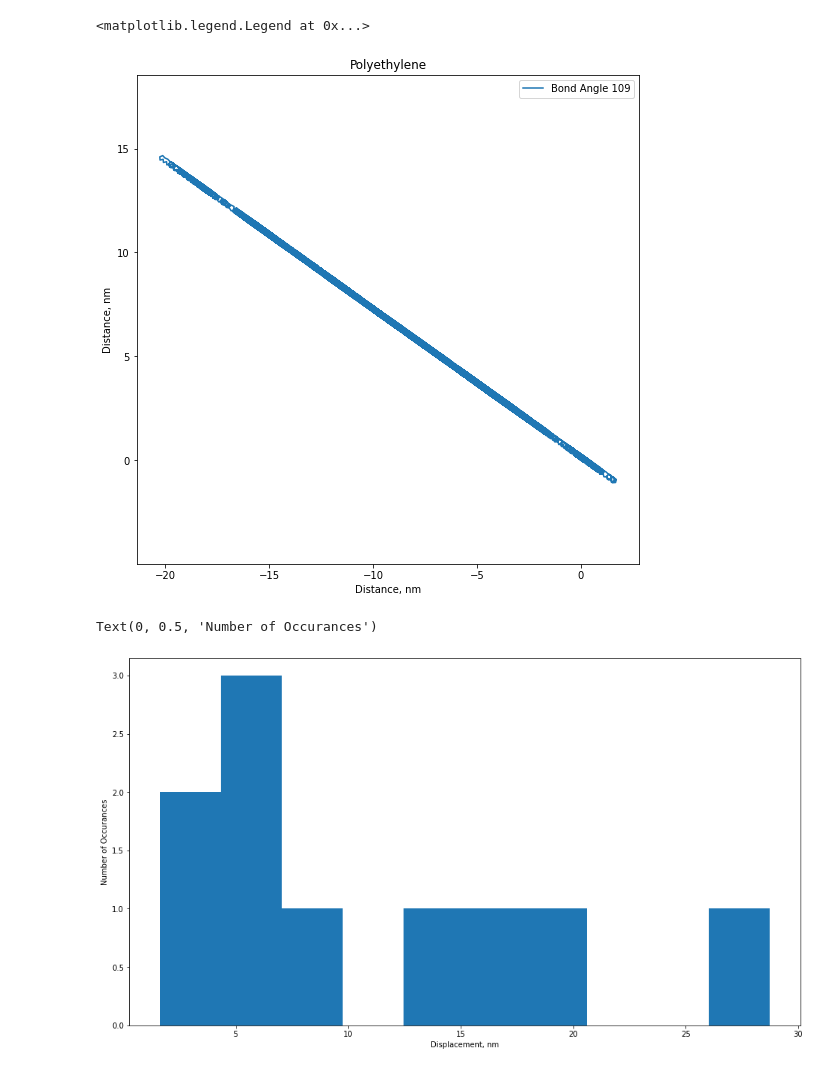
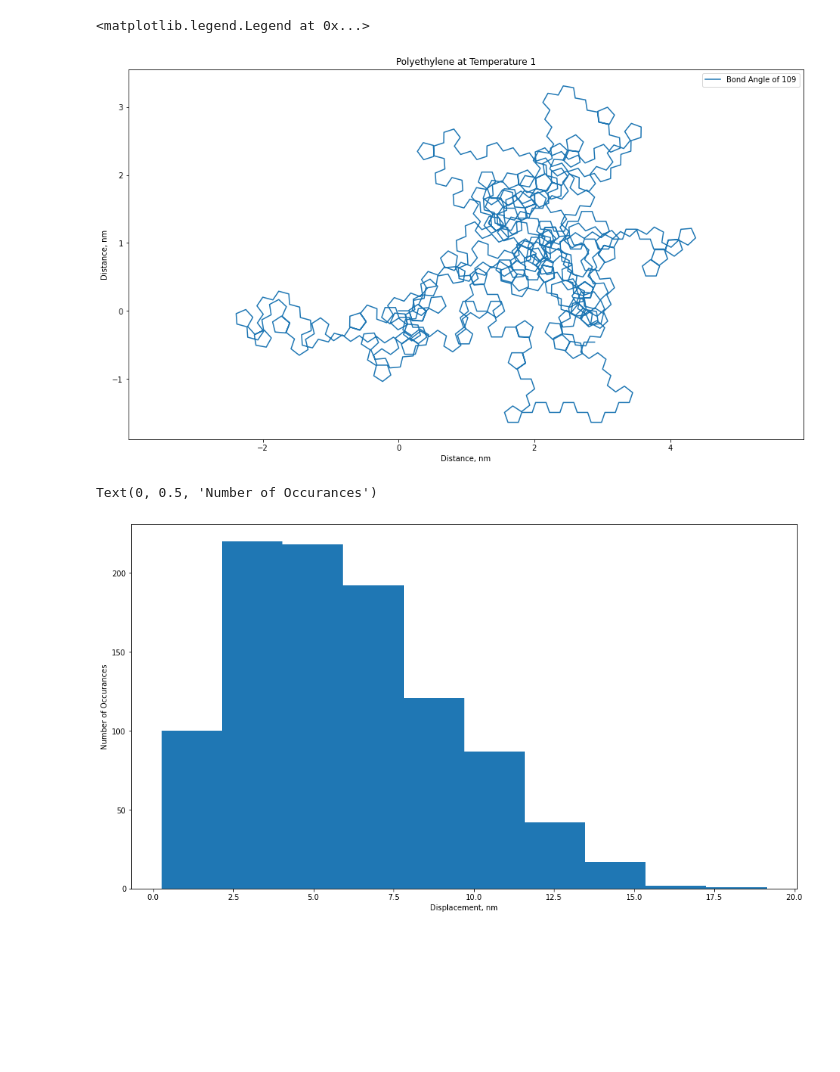
Before and after one commit to MarioSegura1099/biophysics, a Jupyter notebook: Polymer Chain Project.ipynb, the cells around one changed output. Cells and saved outputs as stored; diff of their text form; code cells hidden in the pictures; blank space fills up the shorter version.

```diff
--- a/Polymer Chain Project.ipynb
+++ b/Polymer Chain Project.ipynb
@@ -24,10 +25,10 @@ rand = rng.random
 #*************Polyethylene**************
 
 # Number of Trials
-num_trials = 10
+num_trials = 1000
 
 # Number of Steps
-num_steps = 10000
+num_steps = 1000
 
 #Step length
 l = 0.154 #nm
@@ -48,9 +49,6 @@ disp = np.zeros(num_trials)
 # Countour Length
 cont_len = (num_steps * l)
 
-
-
-
 x[1] = l
 y[1] = 0
 
@@ -63,15 +61,10 @@ for n in range(num_trials):
             # Randomness
         Rand = [-1,1]
         R = random.choice(Rand)
-        R_2 = -R
-        rotate_r = np.matrix([[np.cos(theta_ref+theta), R * np.sin(theta_ref+theta)],
-                                [R_2 * np.sin(theta_ref+theta), np.cos(theta_ref+theta)]])
+        rotate_r = np.matrix([[np.cos(theta_ref+theta*R), np.sin(theta_ref+theta*R)],
+                                [ np.sin(theta_ref+theta*R), np.cos(theta_ref+theta*R)]])
         z_i_L = np.matrix.dot(rotate_r , np.matrix([[l],
                                                     [0]]))
-            #localized real vector, add randomness
-            #rotate = np.matrix([[np.cos(theta), -np.sin(theta)], [np.sin(theta), np.cos(theta)]])
-            #z_i_L = np.matrix.dot(rotate,ref_vector)
-
             #local to global
         x[i] = x[i-1] + z_i_L[0]
         y[i] = y[i-1] + z_i_L[1]
@@ -91,14 +84,14 @@ Pers_len = (Kuhn_len / 2)
 # %%
-plt.figure(figsize = (9,9))
-plt.plot(x,y, label = 'Bond Angle 109')
+plt.figure(figsize = (16,9))
+plt.plot(x,y, label = 'Bond Angle of 109')
 plt.axis('equal')
-plt.title('Polyethylene')
+plt.title('Polyethylene at Temperature 1')
 plt.xlabel('Distance, nm')
 plt.ylabel('Distance, nm')
 plt.legend(loc = 'upper right')
 # %% [output]
 <matplotlib.legend.Legend at 0x...>
-[figure, old version]
+[figure, new version]
 # %%
 plt.figure(figsize = (16,9))
 plt.hist(disp)
@@ -106,7 +99,7 @@ plt.xlabel('Displacement, nm')
 plt.ylabel('Number of Occurances')
 # %% [output]
 Text(0, 0.5, 'Number of Occurances')
-[figure, old version]
+[figure, new version]
 # %%
 plt.figure(figsize = (16,9))
 plt.hist(displacement_sq)
```
Also changed, not shown: parts of 6 cells of this notebook, 2 other files.
